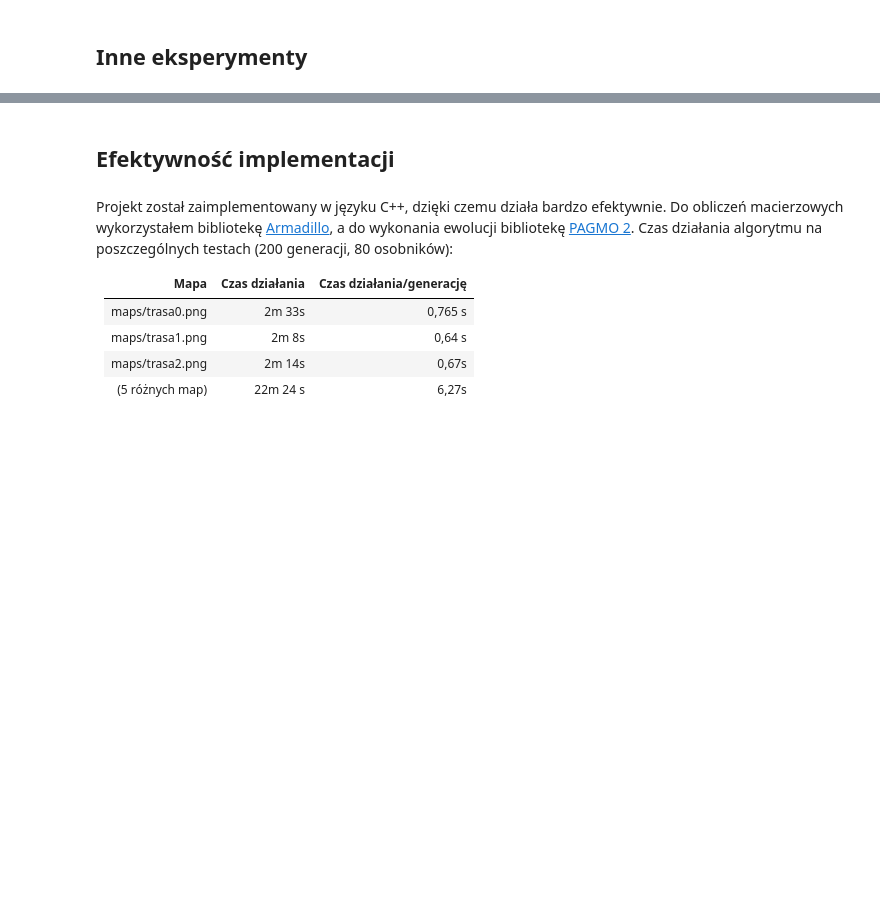
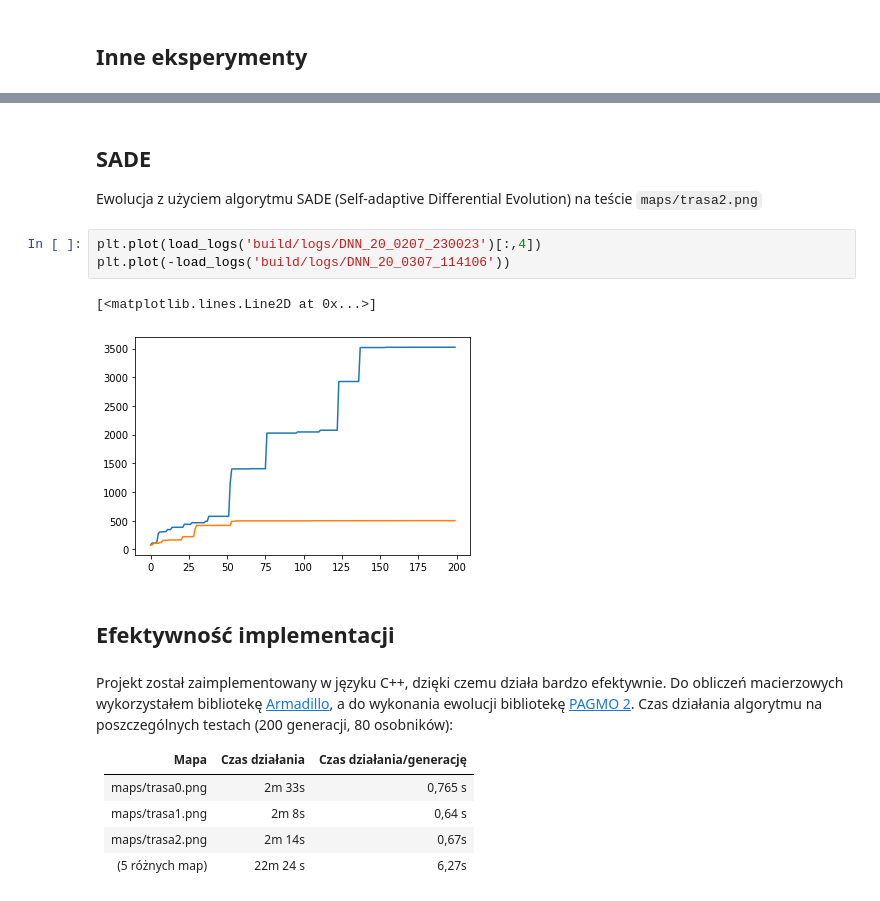
Before and after one commit to aprilis/racing-cars, a Jupyter notebook: Raport.ipynb, the cells around one changed output, grey strips where cells are left out. Cells and saved outputs as stored; diff of their text form; blank space fills up the shorter version.

```diff
--- a/Raport.ipynb
+++ b/Raport.ipynb
@@ -121,3 +130,12 @@ Optymalny punkt jest dokładnie na przeciwko startu. Niektóre pojazdy wybrały
+# %% [markdown]
+## SADE
+Ewolucja z użyciem algorytmu SADE (Self-adaptive Differential Evolution) na teście `maps/trasa2.png`
+# %%
+plt.plot(load_logs('build/logs/DNN_20_0207_230023')[:,4])
+plt.plot(-load_logs('build/logs/DNN_20_0307_114106'))
+# %% [output]
+[<matplotlib.lines.Line2D at 0x...>]
+[figure, added]
 # %% [markdown]
 ## Efektywność implementacji
 # %% [markdown]
```
Also changed, not shown: parts of 2 cells of this notebook, 3 other files.
